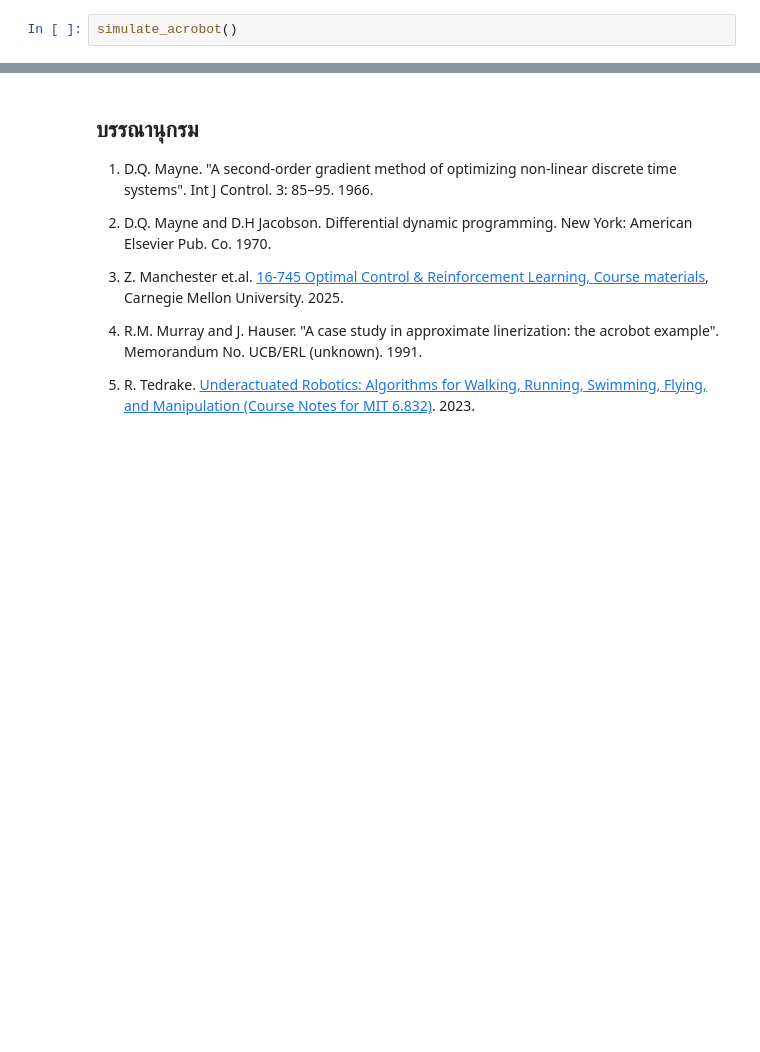
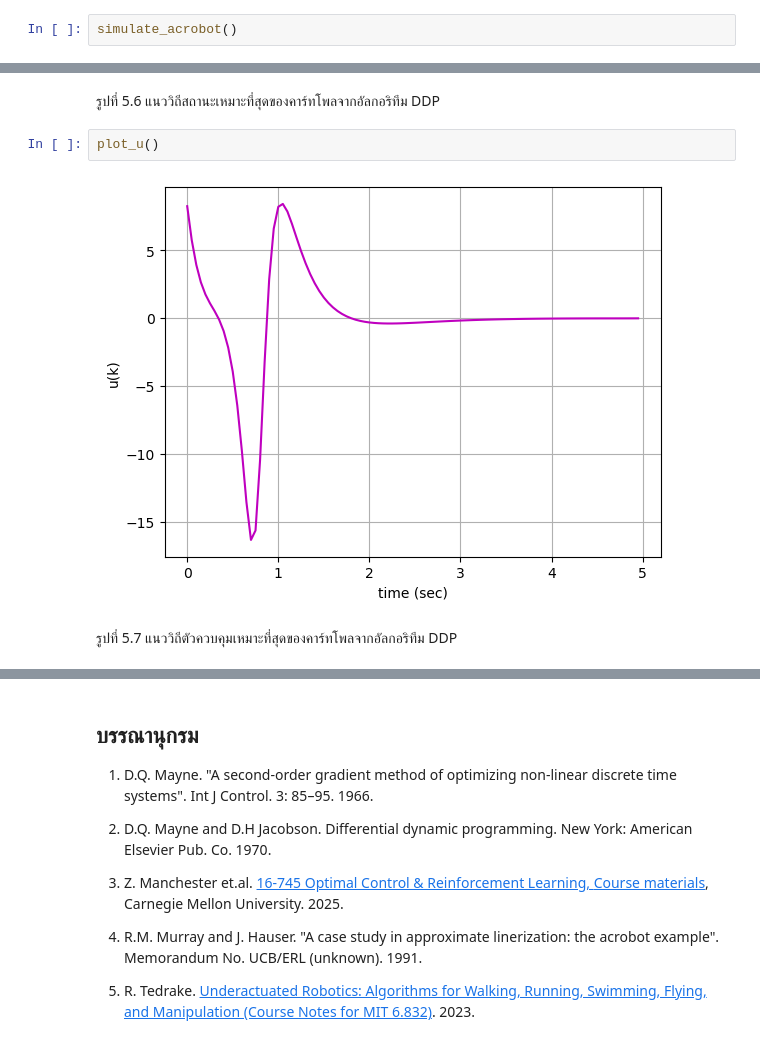
Before and after one commit to dewdotninja/ocrl, a Jupyter notebook: doc/notebooks/chapter5.ipynb, the cells around one changed output, grey strips where cells are left out. Cells and saved outputs as stored; diff of their text form; blank space fills up the shorter version.

```diff
--- a/doc/notebooks/chapter5.ipynb
+++ b/doc/notebooks/chapter5.ipynb
@@ -581,0 +1124,8 @@ simulate_acrobot()
+# %% [markdown]
+รูปที่ 5.6 แนววิถีสถานะเหมาะที่สุดของคาร์ทโพลจากอัลกอริทึม DDP
+# %%
+plot_u()
+# %% [output]
+[figure, added]
+# %% [markdown]
+รูปที่ 5.7 แนววิถีตัวควบคุมเหมาะที่สุดของคาร์ทโพลจากอัลกอริทึม DDP
```
Also changed, not shown: parts of 49 cells of this notebook.
